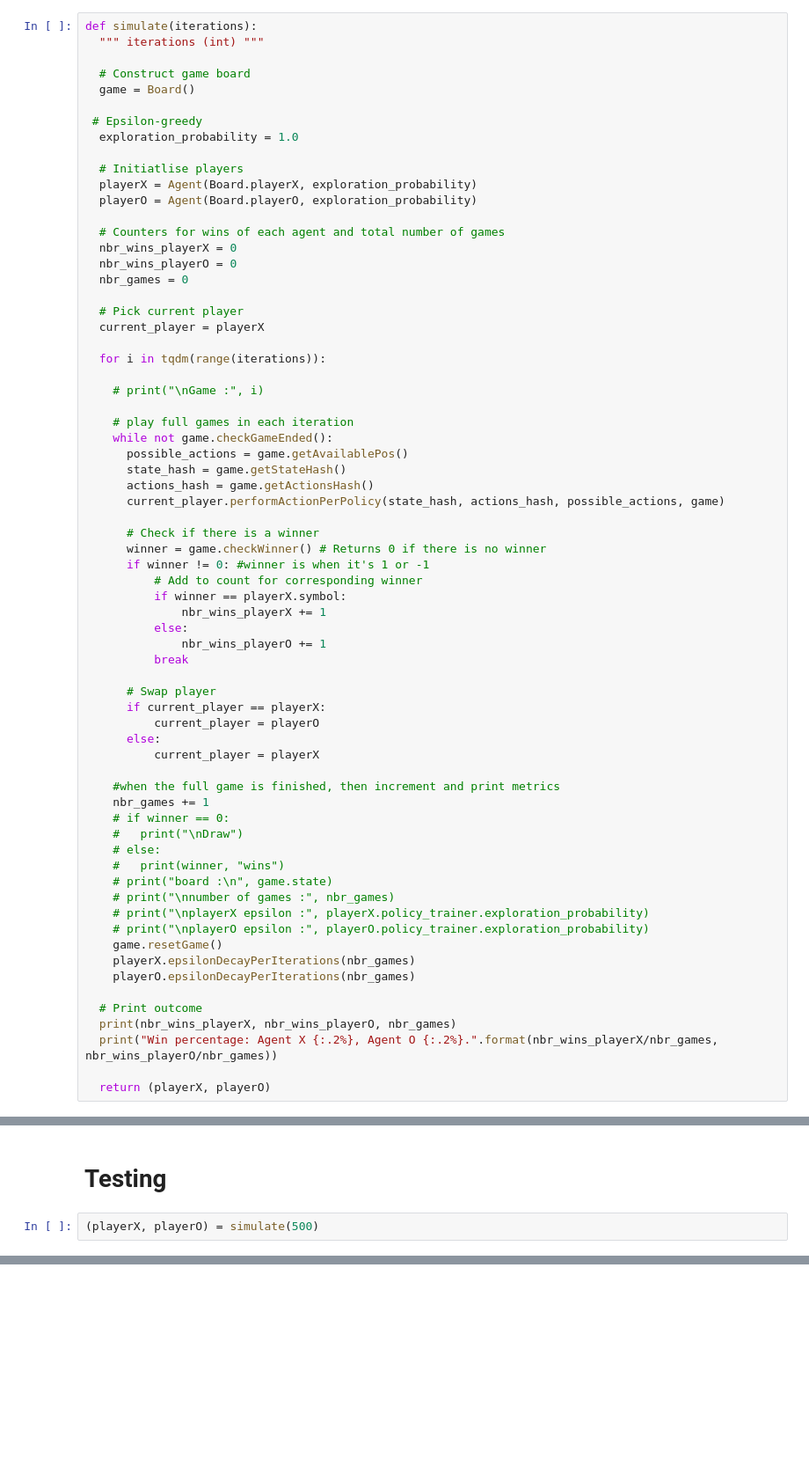
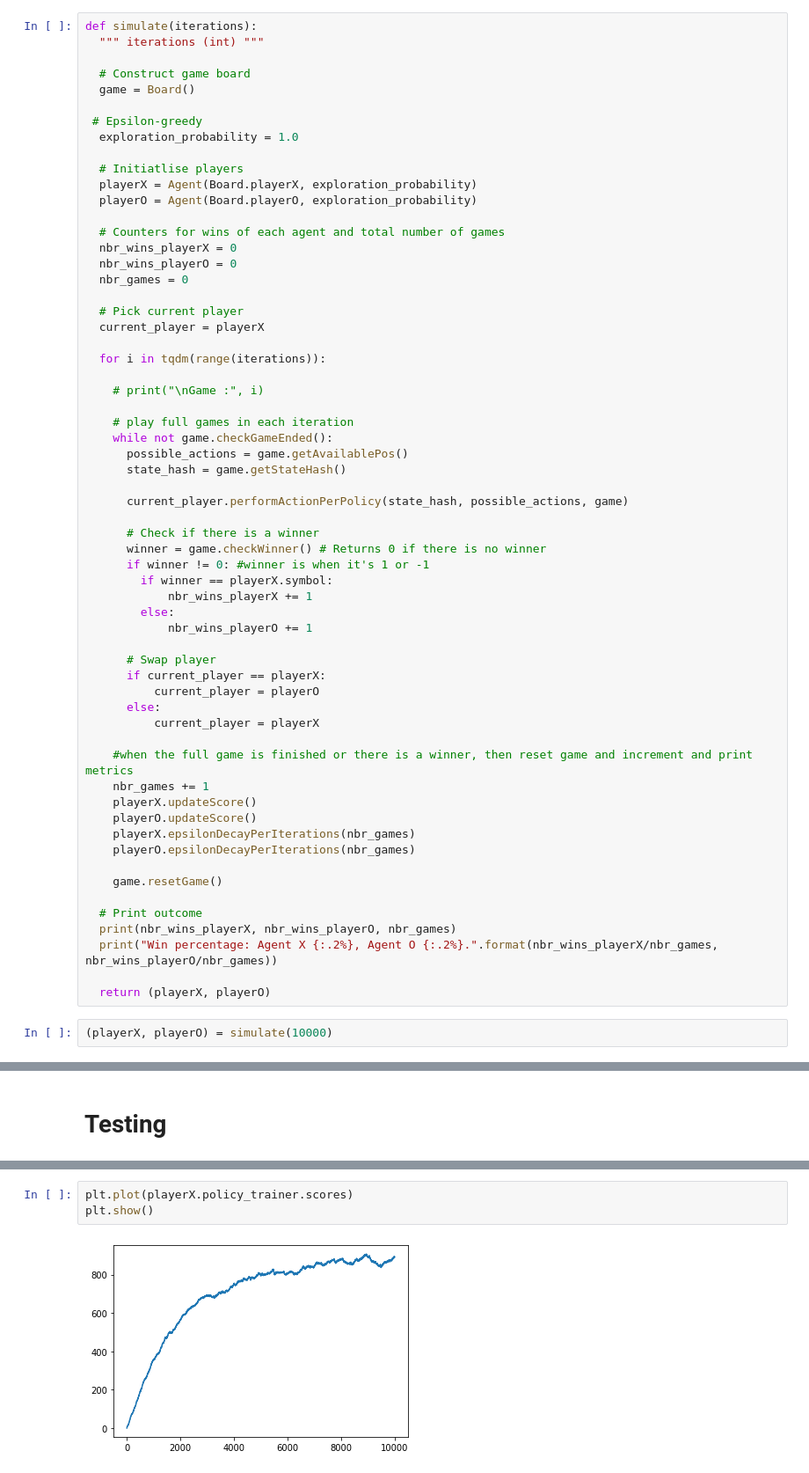
Before and after one commit to inforeqd512/QLearning, a Jupyter notebook: RL_TicTacToe.ipynb, the cells around one changed output, grey strips where cells are left out. Shown at 88% size. Cells and saved outputs as stored; diff of their text form; blank space fills up the shorter version.

```diff
--- a/RL_TicTacToe.ipynb
+++ b/RL_TicTacToe.ipynb
@@ -270,18 +297,16 @@ def simulate(iterations):
     while not game.checkGameEnded():
       possible_actions = game.getAvailablePos()
       state_hash = game.getStateHash()
-      actions_hash = game.getActionsHash()
-      current_player.performActionPerPolicy(state_hash, actions_hash, possible_actions, game)
+
+      current_player.performActionPerPolicy(state_hash, possible_actions, game)
 
       # Check if there is a winner
       winner = game.checkWinner() # Returns 0 if there is no winner
       if winner != 0: #winner is when it's 1 or -1
-          # Add to count for corresponding winner
-          if winner == playerX.symbol:
-              nbr_wins_playerX += 1
-          else:
-              nbr_wins_playerO += 1
-          break
+        if winner == playerX.symbol:
+            nbr_wins_playerX += 1
+        else:
+            nbr_wins_playerO += 1
 
       # Swap player
       if current_player == playerX:
@@ -289,22 +314,19 @@ def simulate(iterations):
       else:
           current_player = playerX
 
-    #when the full game is finished, then increment and print metrics
+    #when the full game is finished or there is a winner, then reset game and increment and print metrics
     nbr_games += 1
-    # if winner == 0:
-    #   print("\nDraw")
-    # else:
-    #   print(winner, "wins")
-    # print("board :\n", game.state)
-    # print("\nnumber of games :", nbr_games)
-    # print("\nplayerX epsilon :", playerX.policy_trainer.exploration_probability)
-    # print("\nplayerO epsilon :", playerO.policy_trainer.exploration_probability)
-    game.resetGame()
+    playerX.updateScore()
+    playerO.updateScore()
     playerX.epsilonDecayPerIterations(nbr_games)
     playerO.epsilonDecayPerIterations(nbr_games)
+
+    game.resetGame()
 
   # Print outcome
   print(nbr_wins_playerX, nbr_wins_playerO, nbr_games)
   print("Win percentage: Agent X {:.2%}, Agent O {:.2%}.".format(nbr_wins_playerX/nbr_games, nbr_wins_playerO/nbr_games))
 
   return (playerX, playerO)
+# %%
+(playerX, playerO) = simulate(10000)
@@ -311,4 +336,2 @@ def simulate(iterations):
 # %% [markdown]
 # Testing
-# %%
-(playerX, playerO) = simulate(500)
@@ -317,0 +344,5 @@ Win percentage: Agent X 29.00%, Agent O 61.60%.
+# %%
+plt.plot(playerX.policy_trainer.scores)
+plt.show()
+# %% [output]
+[figure, added]
```
Also changed, not shown: parts of 14 cells of this notebook.
